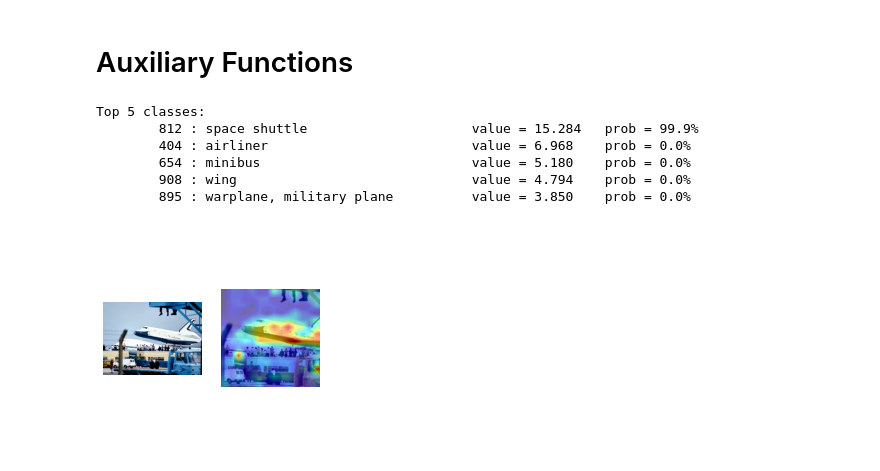
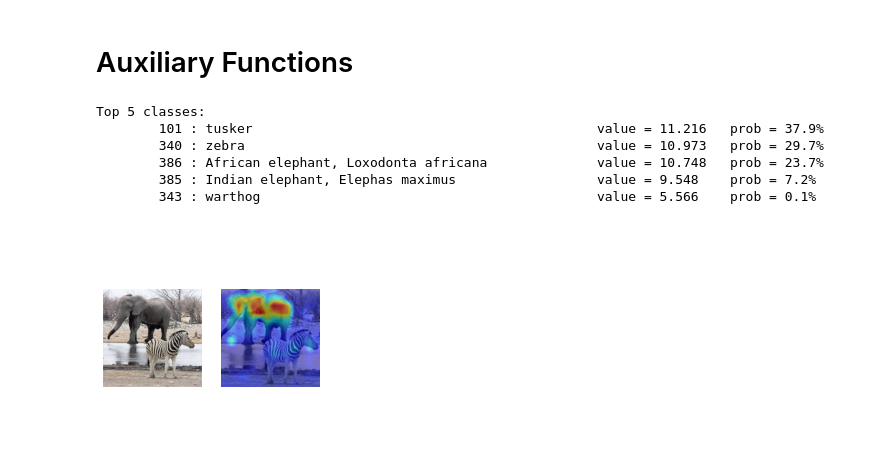
Before and after one commit to yxheartipp/attr-rollout, a Jupyter notebook: example.ipynb, the cells around one changed output. Cells and saved outputs as stored; diff of their text form; code cells hidden in the pictures.

```diff
--- a/example.ipynb
+++ b/example.ipynb
@@ -81,29 +79,29 @@ def compute_rollout_attention(all_layer_matrices, start_layer=0):
         joint_attention = matrices_aug[i].bmm(joint_attention)
     return joint_attention
 # %%
-image = Image.open('samples/ILSVRC2012_val_00049969.JPEG')
+image = Image.open('samples/el2.png')
 airplane = transform(image)
 
 fig, axs = plt.subplots(1, 3)
 axs[0].imshow(image);
 axs[0].axis('off');
 
 output = model(airplane .unsqueeze(0).cuda())
 print_top_classes(output)
 
 airpla = generate_visualization(airplane)
 
 
 
 axs[1].imshow(airpla);
 axs[1].axis('off');
 #axs[2].imshow(dog);
 axs[2].axis('off');
 # %% [output]
 Top 5 classes:
-        812 : space shuttle                     value = 15.284   prob = 99.9%
-        404 : airliner                          value = 6.968    prob = 0.0%
-        654 : minibus                           value = 5.180    prob = 0.0%
-        908 : wing                              value = 4.794    prob = 0.0%
-        895 : warplane, military plane          value = 3.850    prob = 0.0%
+        101 : tusker                                            value = 11.216   prob = 37.9%
+        340 : zebra                                             value = 10.973   prob = 29.7%
+        386 : African elephant, Loxodonta africana              value = 10.748   prob = 23.7%
+        385 : Indian elephant, Elephas maximus                  value = 9.548    prob = 7.2%
+        343 : warthog                                           value = 5.566    prob = 0.1%
-[figure, old version]
+[figure, new version]
```
Also changed, not shown: parts of 1 cell of this notebook, 1 other file.
